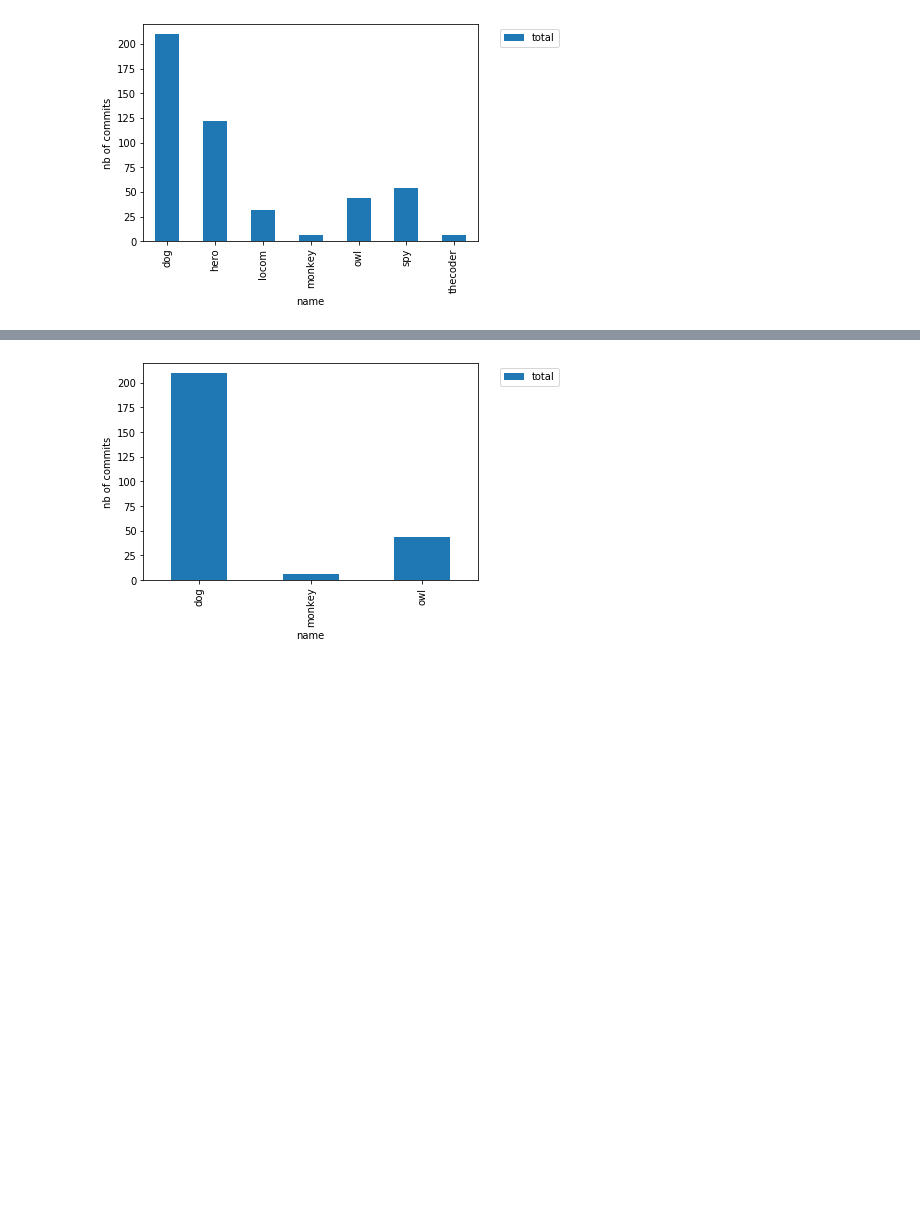
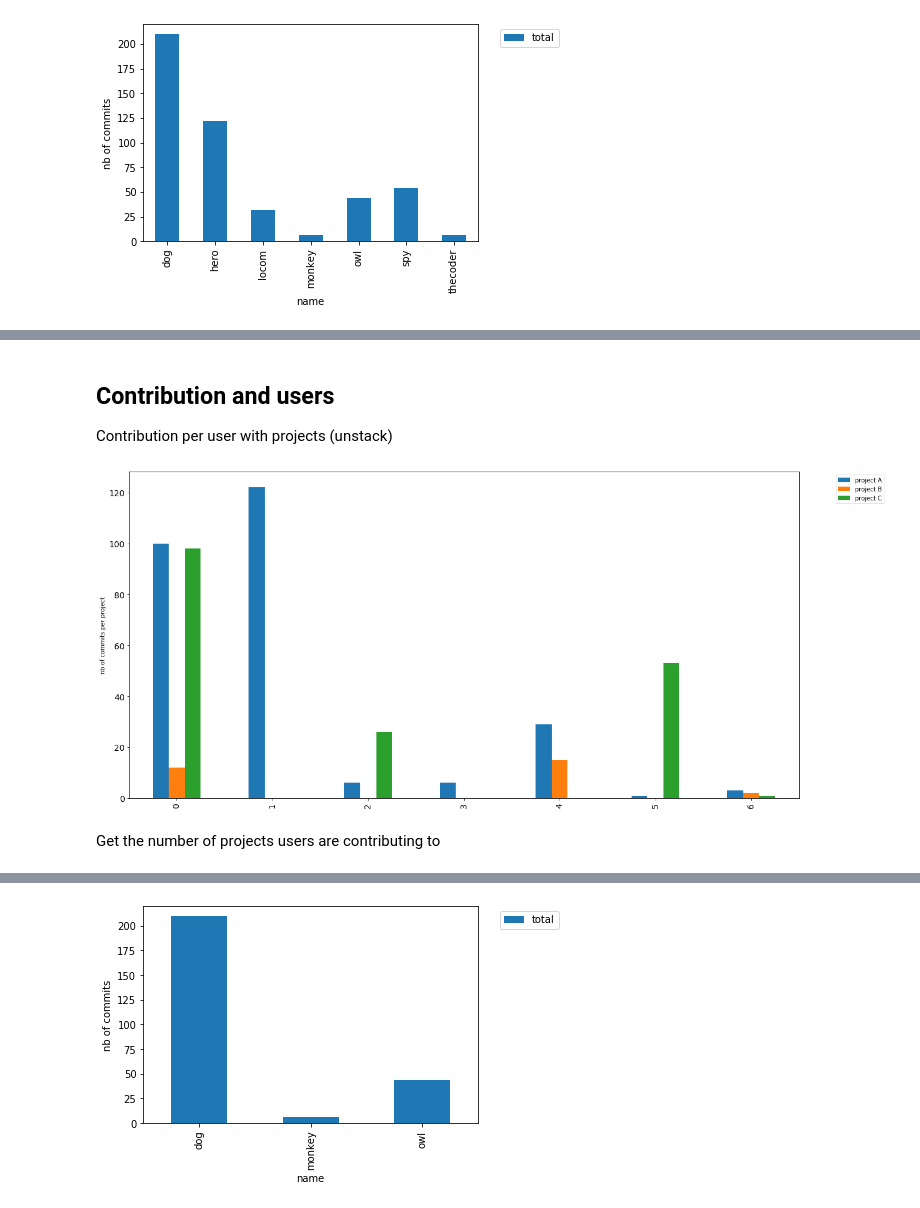
Before and after one commit to sylhare/git-processor, a Jupyter notebook: docs/Git Processor Demo.ipynb, the cells around one changed output, grey strips where cells are left out. Cells and saved outputs as stored; diff of their text form; code cells hidden in the pictures; blank space fills up the shorter version.

```diff
--- a/docs/Git Processor Demo.ipynb
+++ b/docs/Git Processor Demo.ipynb
@@ -61,0 +72,12 @@ plt.show()
+# %% [markdown]
+## Contribution and users
+Contribution per user with projects (unstack)
+# %%
+plot = p.df.plot.bar(figsize=(20,10), fontsize=14)
+plot.set_ylabel('nb of commits per project')
+plot.legend(bbox_to_anchor=(1.05, 1), loc='upper left')
+plt.show()
+# %% [output]
+[figure, added]
+# %% [markdown]
+Get the number of projects users are contributing to
```
Also changed, not shown: parts of 24 cells of this notebook, 1 other file.
